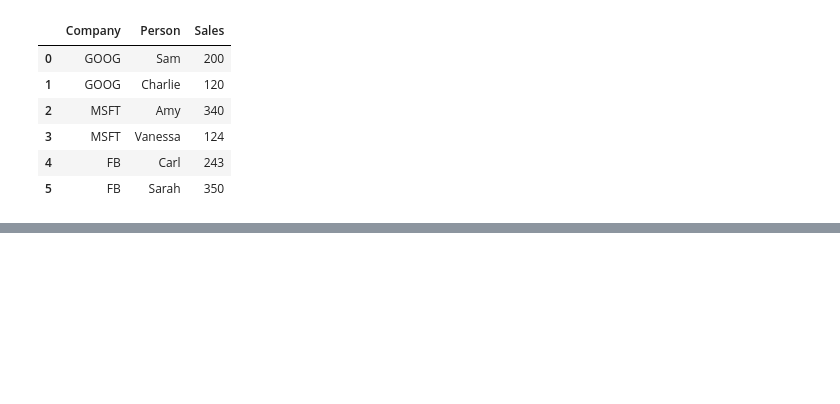
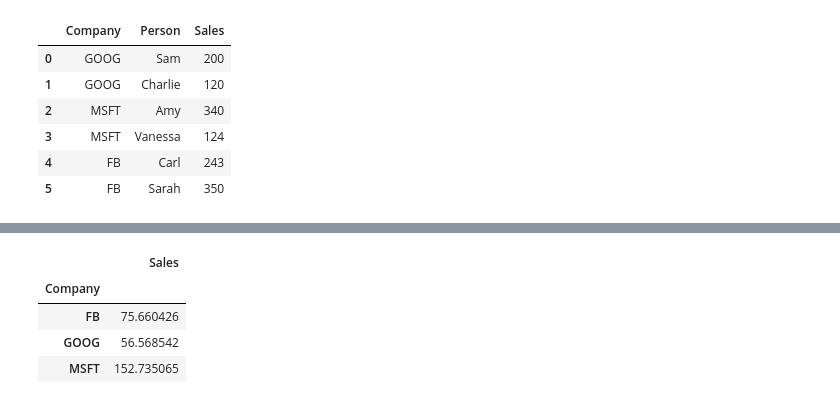
Before and after one commit to woskar/datascience, a Jupyter notebook: Pandas.ipynb, the cells around one changed output, grey strips where cells are left out. Saved outputs shown, nothing was run; the diff lists cells and outputs as text; code cells hidden in the pictures; blank space fills up the shorter version.

```diff
--- a/Pandas.ipynb
+++ b/Pandas.ipynb
@@ -551,0 +561,14 @@ d
+# %%
+#Other aggregate functions:
+byComp.sum() #sums up
+byComp.std() #standard deviation
+byComp.mean() #mean value
+byComp.count() # counts the number of instances
+byComp.max() #maximum (for strings latest in Alphabet)
+byComp.min() #minimum (or earliest letter)
+# %% [output]
+|  | Sales |
+| Company |  |
+| FB | 75.660426 |
+| GOOG | 56.568542 |
+| MSFT | 152.735065 |
```
Also changed, not shown: parts of 10 cells of this notebook.
